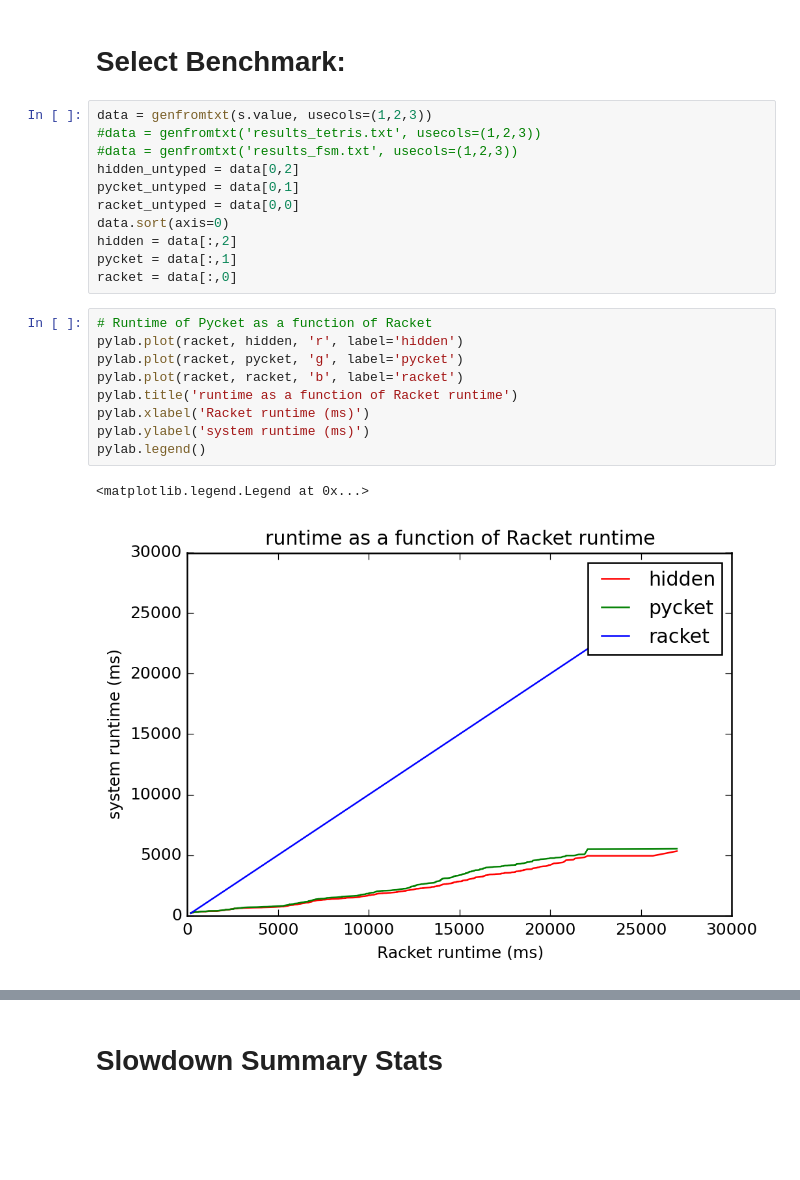
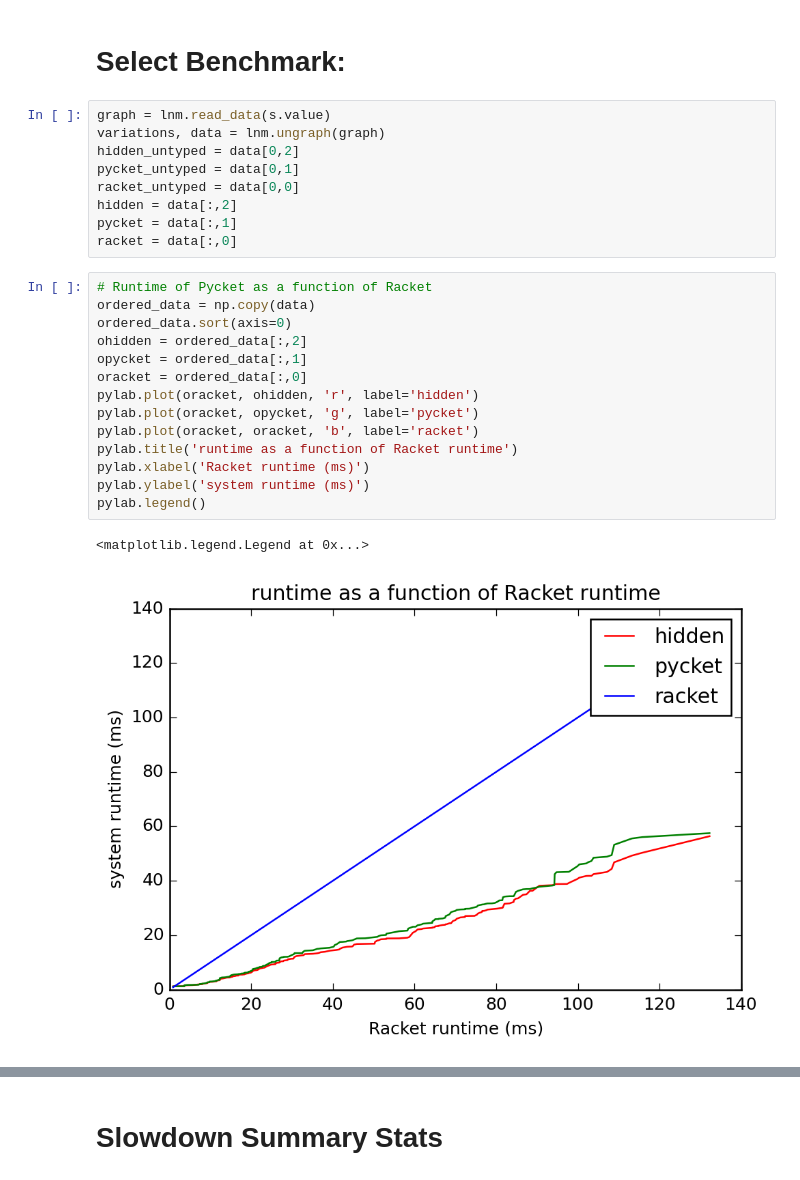
Before and after one commit to sabauma/gradual-typing-timings, a Jupyter notebook: Performance.ipynb, the cells around one changed output, grey strips where cells are left out. Cells and saved outputs as stored; diff of their text form; blank space fills up the shorter version.

```diff
--- a/Performance.ipynb
+++ b/Performance.ipynb
@@ -19,26 +20,29 @@ s.value
 # %% [markdown]
 # Select Benchmark:
 # %%
-data = genfromtxt(s.value, usecols=(1,2,3))
-#data = genfromtxt('results_tetris.txt', usecols=(1,2,3))
-#data = genfromtxt('results_fsm.txt', usecols=(1,2,3))
+graph = lnm.read_data(s.value)
+variations, data = lnm.ungraph(graph)
 hidden_untyped = data[0,2]
 pycket_untyped = data[0,1]
 racket_untyped = data[0,0]
-data.sort(axis=0)
 hidden = data[:,2]
 pycket = data[:,1]
 racket = data[:,0]
 # %%
 # Runtime of Pycket as a function of Racket
-pylab.plot(racket, hidden, 'r', label='hidden')
-pylab.plot(racket, pycket, 'g', label='pycket')
-pylab.plot(racket, racket, 'b', label='racket')
+ordered_data = np.copy(data)
+ordered_data.sort(axis=0)
+ohidden = ordered_data[:,2]
+opycket = ordered_data[:,1]
+oracket = ordered_data[:,0]
+pylab.plot(oracket, ohidden, 'r', label='hidden')
+pylab.plot(oracket, opycket, 'g', label='pycket')
+pylab.plot(oracket, oracket, 'b', label='racket')
 pylab.title('runtime as a function of Racket runtime')
 pylab.xlabel('Racket runtime (ms)')
 pylab.ylabel('system runtime (ms)')
 pylab.legend()
 # %% [output]
 <matplotlib.legend.Legend at 0x...>
-[figure, old version]
+[figure, new version]
 # %%
```
Also changed, not shown: parts of 18 cells of this notebook.
